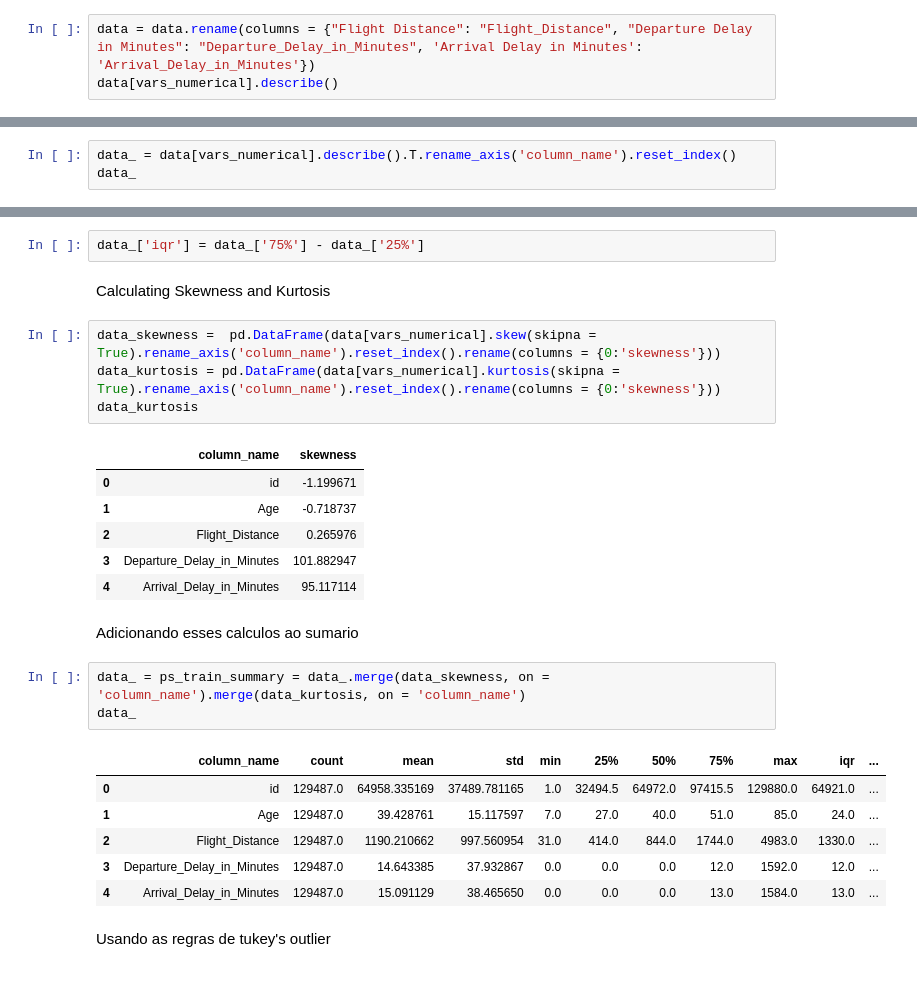
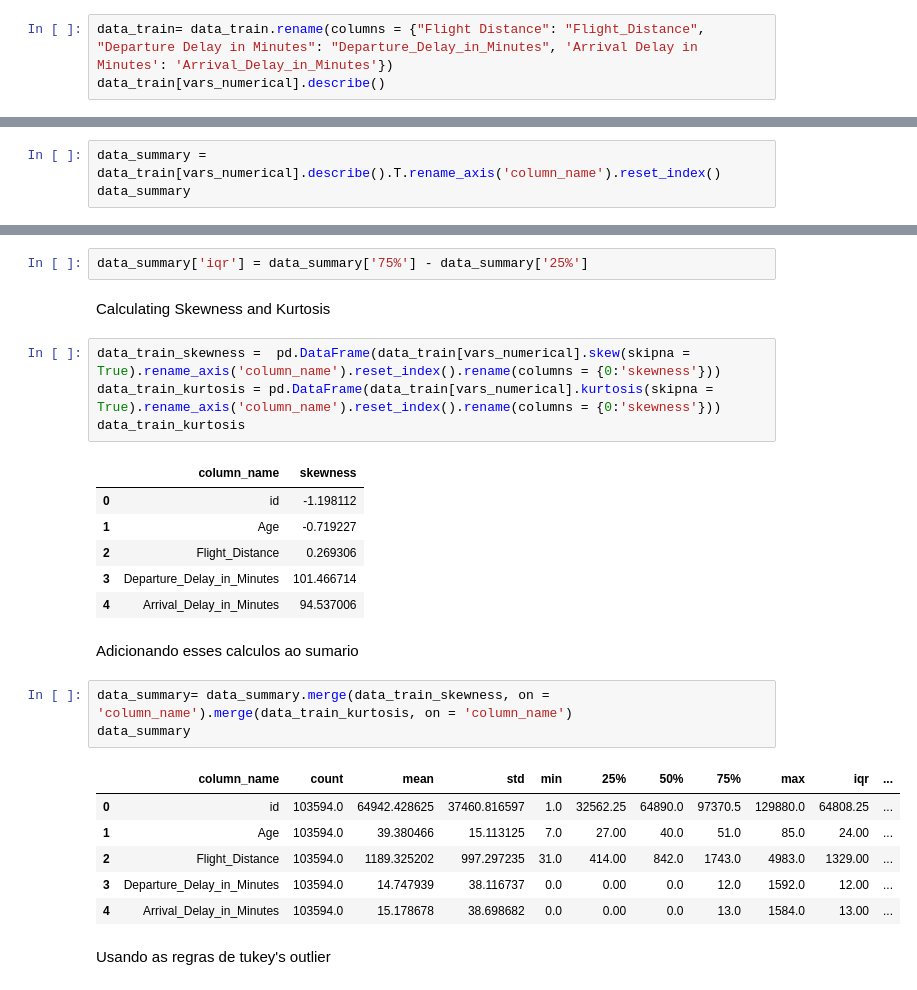
Before and after one commit to Pvcunha/introducao-ciencia-dados, a Jupyter notebook: Parte1_dataset.ipynb, the cells around one changed output, grey strips where cells are left out. Saved outputs shown, nothing was run; the diff lists cells and outputs as text.

```diff
--- a/Parte1_dataset.ipynb
+++ b/Parte1_dataset.ipynb
@@ -183,7 +183,7 @@ vars_categorical = ['Gender', 'Customer Type', 'Type of Travel', 'Class', 'Infli
 'Ease of Online booking', 'Gate location', 'Food and drink', 'Online boarding', 'Seat comfort', 'Inflight entertainment', 'On-board service',
  'Leg room service', 'Baggage handling', 'Checkin service', 'Inflight service', 'Cleanliness', 'satisfaction']
 # %%
-data = data.rename(columns = {"Flight Distance": "Flight_Distance", "Departure Delay in Minutes": "Departure_Delay_in_Minutes", 'Arrival Delay in Minutes': 'Arrival_Delay_in_Minutes'})
-data[vars_numerical].describe()
+data_train= data_train.rename(columns = {"Flight Distance": "Flight_Distance", "Departure Delay in Minutes": "Departure_Delay_in_Minutes", 'Arrival Delay in Minutes': 'Arrival_Delay_in_Minutes'})
+data_train[vars_numerical].describe()
 # %% [output]
 |  | id | Age | Flight_Distance | Departure_Delay_in_Minutes | Arrival_Delay_in_Minutes |
@@ -197,6 +197,6 @@ data[vars_numerical].describe()
 | max | 129880.000000 | 85.000000 | 4983.000000 | 1592.000000 | 1584.000000 |
 # %%
-data_ = data[vars_numerical].describe().T.rename_axis('column_name').reset_index()
-data_
+data_summary = data_train[vars_numerical].describe().T.rename_axis('column_name').reset_index()
+data_summary
 # %% [output]
 |  | column_name | count | mean | std | min | 25% | 50% | 75% | max |
@@ -208,32 +208,32 @@ data_
 # %% [markdown]
 Calculating IQR
 # %%
-data_['iqr'] = data_['75%'] - data_['25%']
+data_summary['iqr'] = data_summary['75%'] - data_summary['25%']
 # %% [markdown]
 Calculating Skewness and Kurtosis
 # %%
-data_skewness =  pd.DataFrame(data[vars_numerical].skew(skipna = True).rename_axis('column_name').reset_index().rename(columns = {0:'skewness'}))
-data_kurtosis = pd.DataFrame(data[vars_numerical].kurtosis(skipna = True).rename_axis('column_name').reset_index().rename(columns = {0:'skewness'}))
-data_kurtosis
+data_train_skewness =  pd.DataFrame(data_train[vars_numerical].skew(skipna = True).rename_axis('column_name').reset_index().rename(columns = {0:'skewness'}))
+data_train_kurtosis = pd.DataFrame(data_train[vars_numerical].kurtosis(skipna = True).rename_axis('column_name').reset_index().rename(columns = {0:'skewness'}))
+data_train_kurtosis
 # %% [output]
 |  | column_name | skewness |
-| 0 | id | -1.199671 |
-| 1 | Age | -0.718737 |
-| 2 | Flight_Distance | 0.265976 |
-| 3 | Departure_Delay_in_Minutes | 101.882947 |
-| 4 | Arrival_Delay_in_Minutes | 95.117114 |
+| 0 | id | -1.198112 |
+| 1 | Age | -0.719227 |
+| 2 | Flight_Distance | 0.269306 |
+| 3 | Departure_Delay_in_Minutes | 101.466714 |
+| 4 | Arrival_Delay_in_Minutes | 94.537006 |
 # %% [markdown]
 Adicionando esses calculos ao sumario
 # %%
-data_ = ps_train_summary = data_.merge(data_skewness, on = 'column_name').merge(data_kurtosis, on = 'column_name')
-data_
+data_summary= data_summary.merge(data_train_skewness, on = 'column_name').merge(data_train_kurtosis, on = 'column_name')
+data_summary
 # %% [output]
 |  | column_name | count | mean | std | min | 25% | 50% | 75% | max | iqr | ... |
-| 0 | id | 129487.0 | 64958.335169 | 37489.781165 | 1.0 | 32494.5 | 64972.0 | 97415.5 | 129880.0 | 64921.0 | ... |
-| 1 | Age | 129487.0 | 39.428761 | 15.117597 | 7.0 | 27.0 | 40.0 | 51.0 | 85.0 | 24.0 | ... |
-| 2 | Flight_Distance | 129487.0 | 1190.210662 | 997.560954 | 31.0 | 414.0 | 844.0 | 1744.0 | 4983.0 | 1330.0 | ... |
-| 3 | Departure_Delay_in_Minutes | 129487.0 | 14.643385 | 37.932867 | 0.0 | 0.0 | 0.0 | 12.0 | 1592.0 | 12.0 | ... |
-| 4 | Arrival_Delay_in_Minutes | 129487.0 | 15.091129 | 38.465650 | 0.0 | 0.0 | 0.0 | 13.0 | 1584.0 | 13.0 | ... |
+| 0 | id | 103594.0 | 64942.428625 | 37460.816597 | 1.0 | 32562.25 | 64890.0 | 97370.5 | 129880.0 | 64808.25 | ... |
+| 1 | Age | 103594.0 | 39.380466 | 15.113125 | 7.0 | 27.00 | 40.0 | 51.0 | 85.0 | 24.00 | ... |
+| 2 | Flight_Distance | 103594.0 | 1189.325202 | 997.297235 | 31.0 | 414.00 | 842.0 | 1743.0 | 4983.0 | 1329.00 | ... |
+| 3 | Departure_Delay_in_Minutes | 103594.0 | 14.747939 | 38.116737 | 0.0 | 0.00 | 0.0 | 12.0 | 1592.0 | 12.00 | ... |
+| 4 | Arrival_Delay_in_Minutes | 103594.0 | 15.178678 | 38.698682 | 0.0 | 0.00 | 0.0 | 13.0 | 1584.0 | 13.00 | ... |
 # %% [markdown]
 Usando as regras de tukey's outlier
 # %%
```
Also changed, not shown: parts of 30 cells of this notebook.
